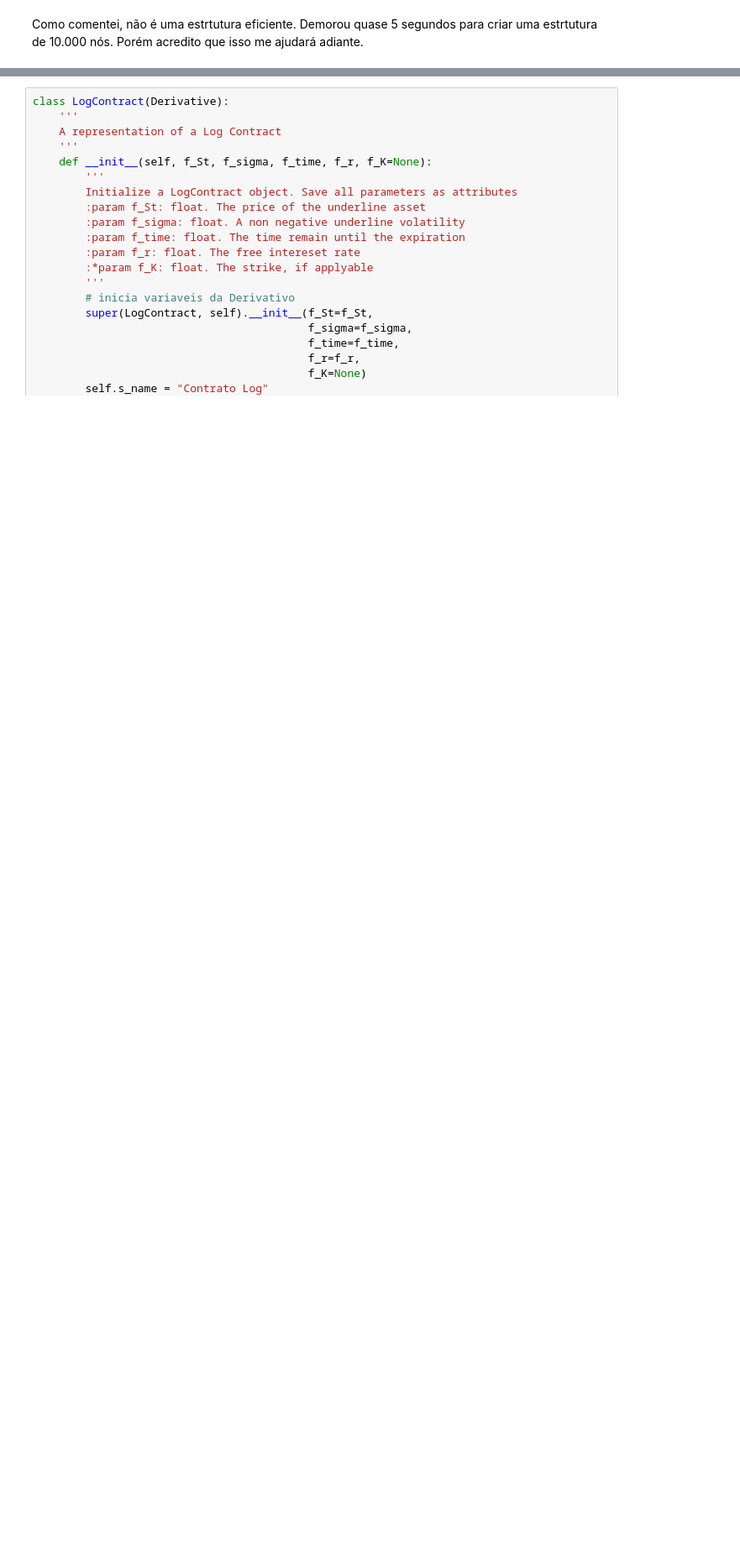
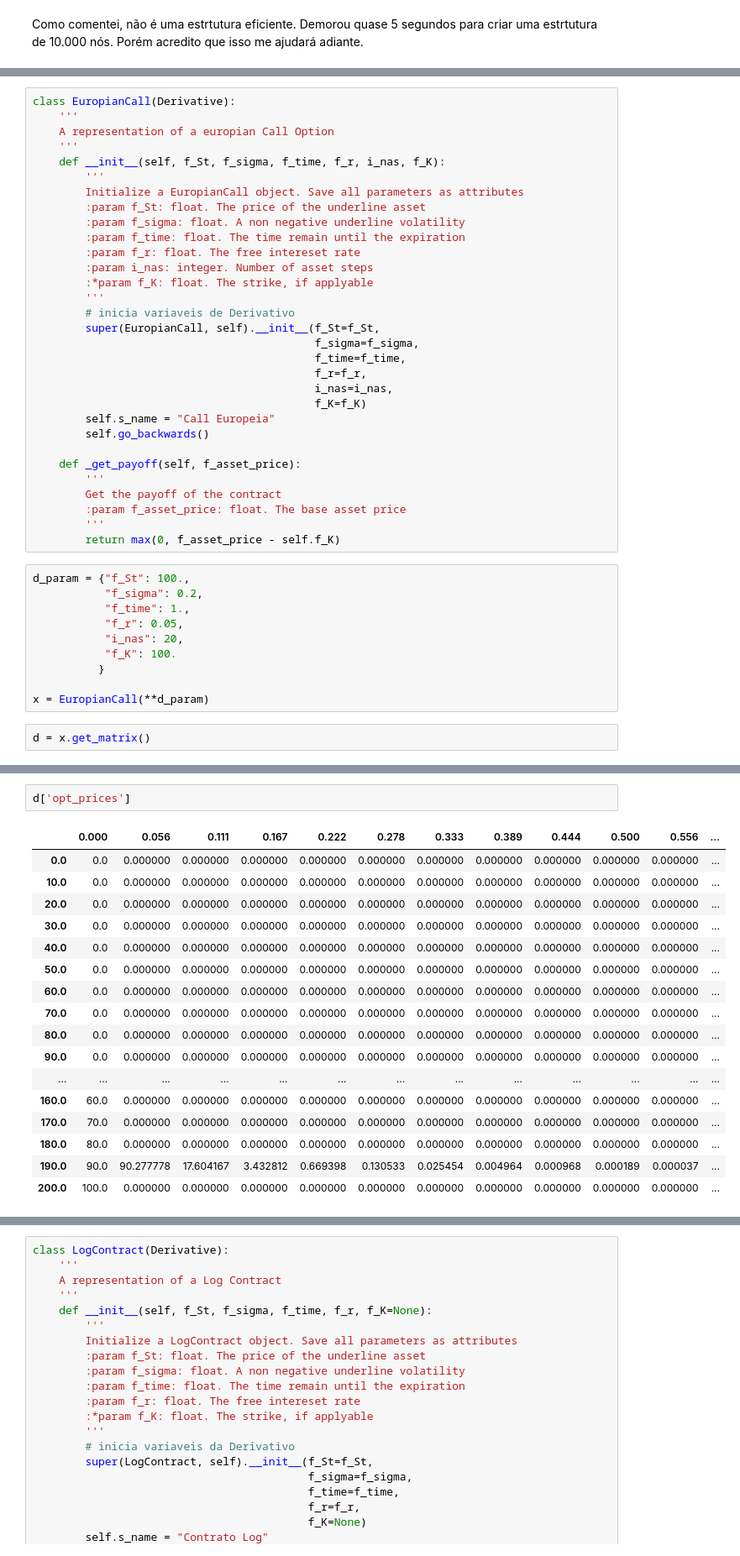
Before and after one commit to ucaiado/FiniteDifference_Pricing, a Jupyter notebook: UiraCaiadoEx02.ipynb, the cells around one changed output, grey strips where cells are left out. Shown at 84% size. Drawn from its saved outputs; the diff is of its cells as text; blank space fills up the shorter version.

```diff
--- a/UiraCaiadoEx02.ipynb
+++ b/UiraCaiadoEx02.ipynb
@@ -401,0 +481,43 @@ class Derivative(object):
+# %%
+class EuropianCall(Derivative):
+    '''
+    A representation of a europian Call Option
+    '''
+    def __init__(self, f_St, f_sigma, f_time, f_r, i_nas, f_K):
+        '''
+        Initialize a EuropianCall object. Save all parameters as attributes
+        :param f_St: float. The price of the underline asset
+        :param f_sigma: float. A non negative underline volatility
+        :param f_time: float. The time remain until the expiration
+        :param f_r: float. The free intereset rate
+        :param i_nas: integer. Number of asset steps
+        :*param f_K: float. The strike, if applyable
+        '''
+        # inicia variaveis de Derivativo
+        super(EuropianCall, self).__init__(f_St=f_St,
+                                           f_sigma=f_sigma,
+                                           f_time=f_time,
+                                           f_r=f_r,
+                                           i_nas=i_nas,
+                                           f_K=f_K)
+        self.s_name = "Call Europeia"
+        self.go_backwards()
+
+    def _get_payoff(self, f_asset_price):
+        '''
+        Get the payoff of the contract
+        :param f_asset_price: float. The base asset price
+        '''
+        return max(0, f_asset_price - self.f_K)
+# %%
+d_param = {"f_St": 100.,
+           "f_sigma": 0.2,
+           "f_time": 1.,
+           "f_r": 0.05,
+           "i_nas": 20,
+           "f_K": 100.
+          }
+
+x = EuropianCall(**d_param)
+# %%
+d = x.get_matrix()
@@ -401,0 +528,20 @@ class Derivative(object):
+# %%
+d['opt_prices']
+# %% [output]
+|  | 0.000 | 0.056 | 0.111 | 0.167 | 0.222 | 0.278 | 0.333 | 0.389 | 0.444 | 0.500 | 0.556 | ... |
+| 0.0 | 0.0 | 0.000000 | 0.000000 | 0.000000 | 0.000000 | 0.000000 | 0.000000 | 0.000000 | 0.000000 | 0.000000 | 0.000000 | ... |
+| 10.0 | 0.0 | 0.000000 | 0.000000 | 0.000000 | 0.000000 | 0.000000 | 0.000000 | 0.000000 | 0.000000 | 0.000000 | 0.000000 | ... |
+| 20.0 | 0.0 | 0.000000 | 0.000000 | 0.000000 | 0.000000 | 0.000000 | 0.000000 | 0.000000 | 0.000000 | 0.000000 | 0.000000 | ... |
+| 30.0 | 0.0 | 0.000000 | 0.000000 | 0.000000 | 0.000000 | 0.000000 | 0.000000 | 0.000000 | 0.000000 | 0.000000 | 0.000000 | ... |
+| 40.0 | 0.0 | 0.000000 | 0.000000 | 0.000000 | 0.000000 | 0.000000 | 0.000000 | 0.000000 | 0.000000 | 0.000000 | 0.000000 | ... |
+| 50.0 | 0.0 | 0.000000 | 0.000000 | 0.000000 | 0.000000 | 0.000000 | 0.000000 | 0.000000 | 0.000000 | 0.000000 | 0.000000 | ... |
+| 60.0 | 0.0 | 0.000000 | 0.000000 | 0.000000 | 0.000000 | 0.000000 | 0.000000 | 0.000000 | 0.000000 | 0.000000 | 0.000000 | ... |
+| 70.0 | 0.0 | 0.000000 | 0.000000 | 0.000000 | 0.000000 | 0.000000 | 0.000000 | 0.000000 | 0.000000 | 0.000000 | 0.000000 | ... |
+| 80.0 | 0.0 | 0.000000 | 0.000000 | 0.000000 | 0.000000 | 0.000000 | 0.000000 | 0.000000 | 0.000000 | 0.000000 | 0.000000 | ... |
+| 90.0 | 0.0 | 0.000000 | 0.000000 | 0.000000 | 0.000000 | 0.000000 | 0.000000 | 0.000000 | 0.000000 | 0.000000 | 0.000000 | ... |
+| ... | ... | ... | ... | ... | ... | ... | ... | ... | ... | ... | ... | ... |
+| 160.0 | 60.0 | 0.000000 | 0.000000 | 0.000000 | 0.000000 | 0.000000 | 0.000000 | 0.000000 | 0.000000 | 0.000000 | 0.000000 | ... |
+| 170.0 | 70.0 | 0.000000 | 0.000000 | 0.000000 | 0.000000 | 0.000000 | 0.000000 | 0.000000 | 0.000000 | 0.000000 | 0.000000 | ... |
+| 180.0 | 80.0 | 0.000000 | 0.000000 | 0.000000 | 0.000000 | 0.000000 | 0.000000 | 0.000000 | 0.000000 | 0.000000 | 0.000000 | ... |
+| 190.0 | 90.0 | 90.277778 | 17.604167 | 3.432812 | 0.669398 | 0.130533 | 0.025454 | 0.004964 | 0.000968 | 0.000189 | 0.000037 | ... |
+| 200.0 | 100.0 | 0.000000 | 0.000000 | 0.000000 | 0.000000 | 0.000000 | 0.000000 | 0.000000 | 0.000000 | 0.000000 | 0.000000 | ... |
```
Also changed, not shown: parts of 13 cells of this notebook.
